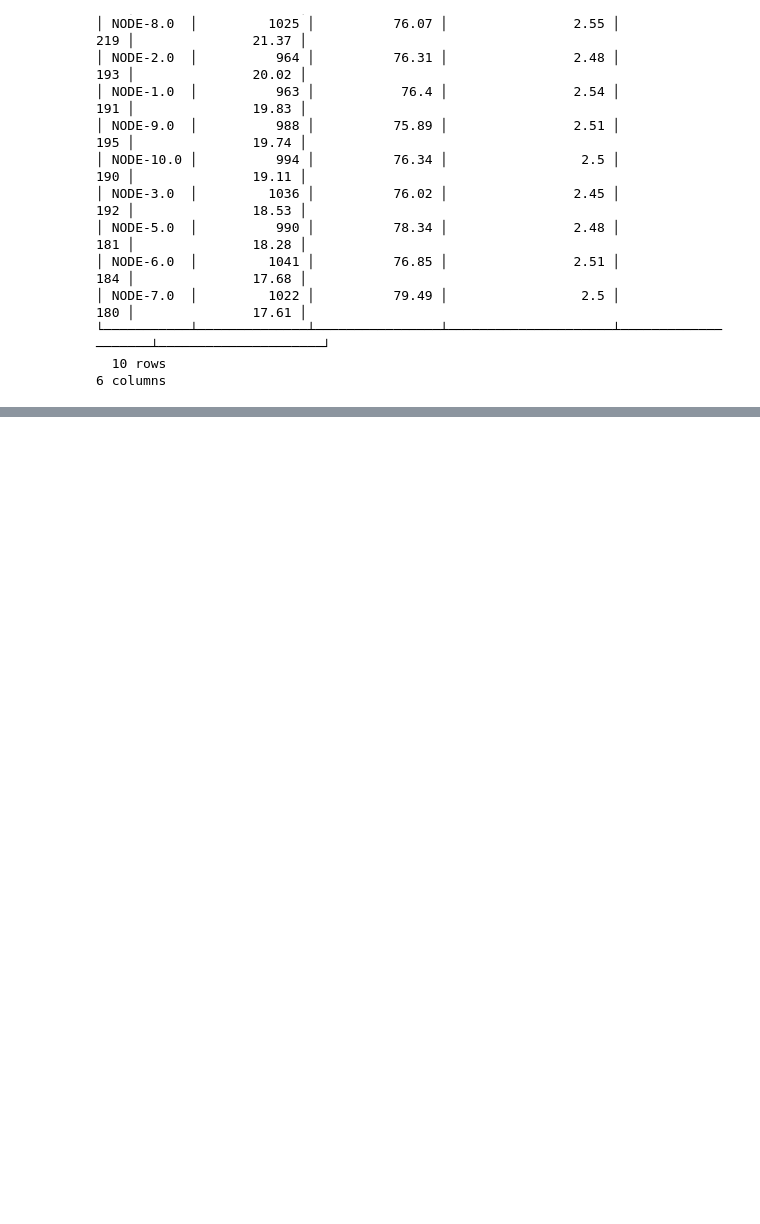
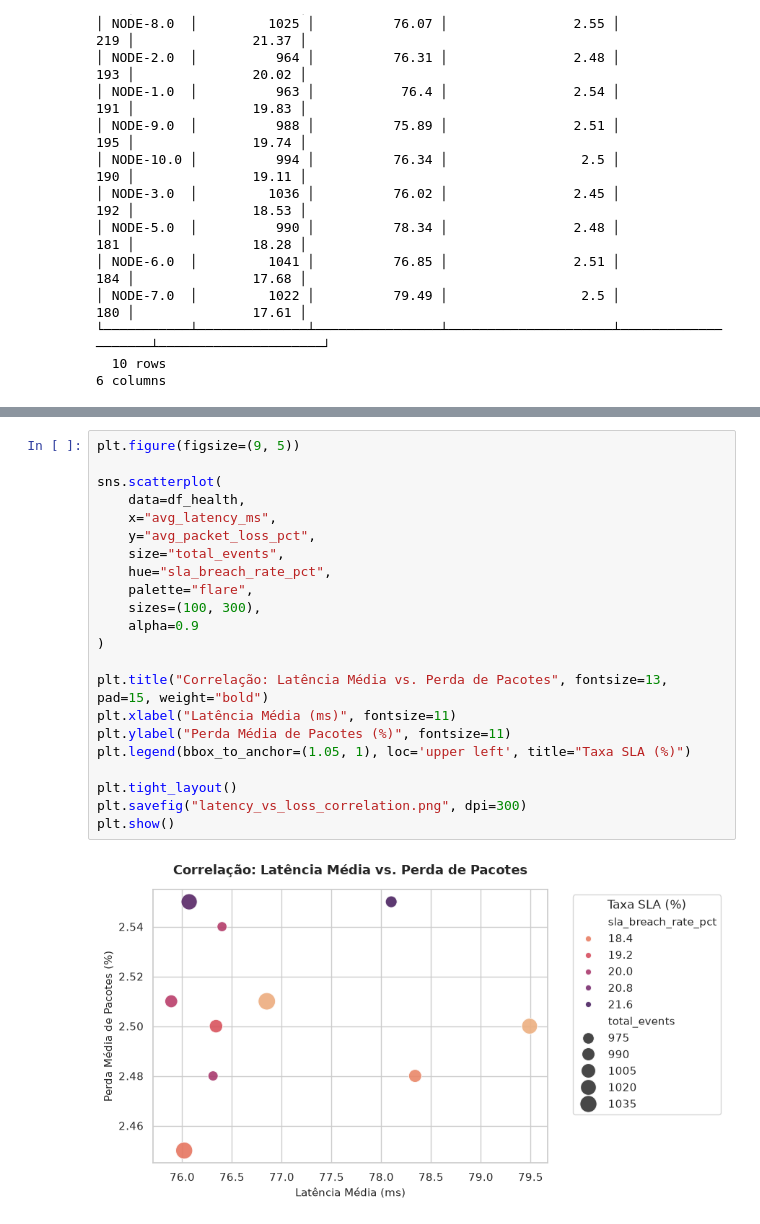
Before and after one commit to aestevaomoraes/telco-analytics-platform, a Jupyter notebook: telco_analytics/exploracao_telemetria.ipynb, the cells around one changed output, grey strips where cells are left out. Drawn from its saved outputs; the diff is of its cells as text; blank space fills up the shorter version.

```diff
--- a/telco_analytics/exploracao_telemetria.ipynb
+++ b/telco_analytics/exploracao_telemetria.ipynb
@@ -74,0 +144,24 @@ con.close()
+# %%
+plt.figure(figsize=(9, 5))
+
+sns.scatterplot(
+    data=df_health,
+    x="avg_latency_ms",
+    y="avg_packet_loss_pct",
+    size="total_events",
+    hue="sla_breach_rate_pct",
+    palette="flare",
+    sizes=(100, 300),
+    alpha=0.9
+)
+
+plt.title("Correlação: Latência Média vs. Perda de Pacotes", fontsize=13, pad=15, weight="bold")
+plt.xlabel("Latência Média (ms)", fontsize=11)
+plt.ylabel("Perda Média de Pacotes (%)", fontsize=11)
+plt.legend(bbox_to_anchor=(1.05, 1), loc='upper left', title="Taxa SLA (%)")
+
+plt.tight_layout()
+plt.savefig("latency_vs_loss_correlation.png", dpi=300)
+plt.show()
+# %% [output]
+[figure, added]
```
Also changed, not shown: parts of 6 cells of this notebook, 3 other files.
